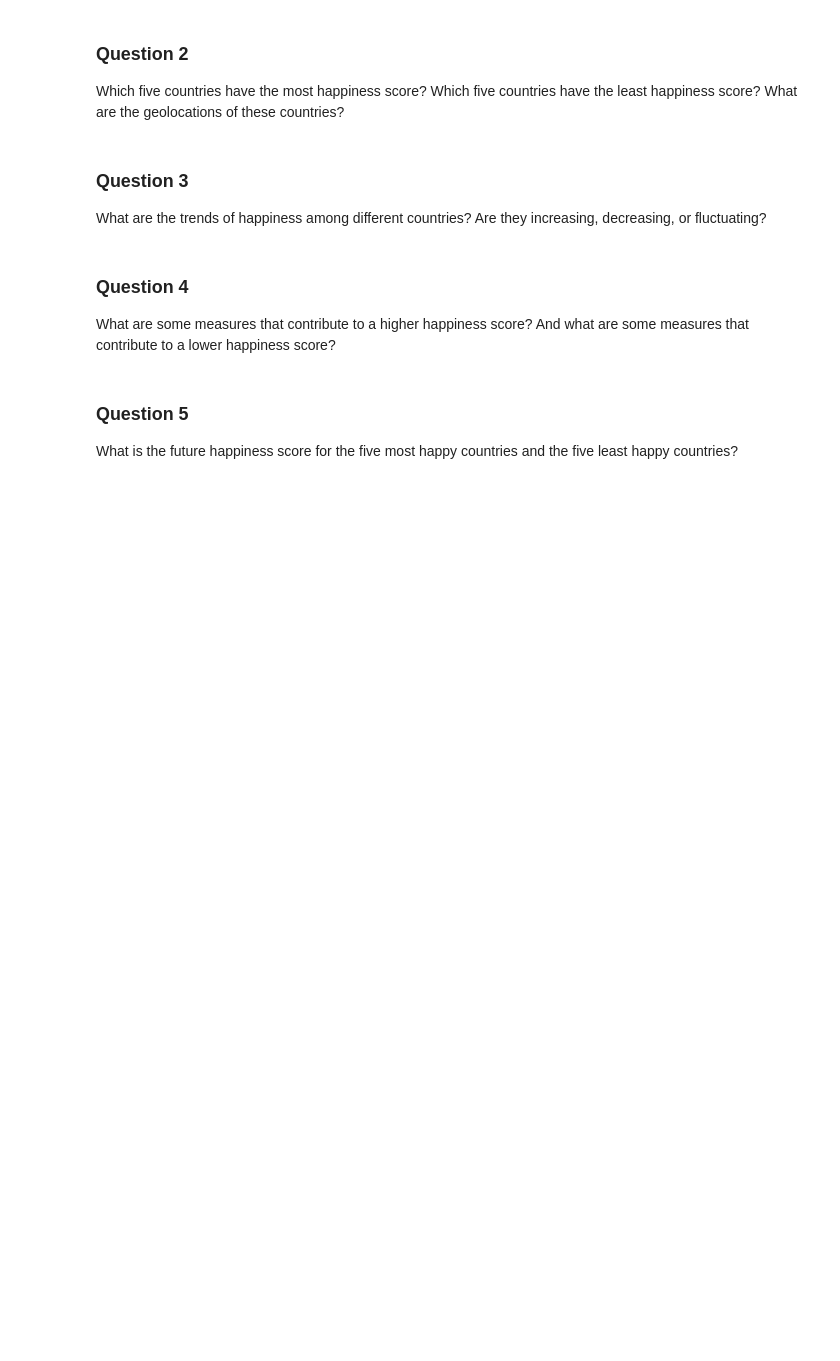
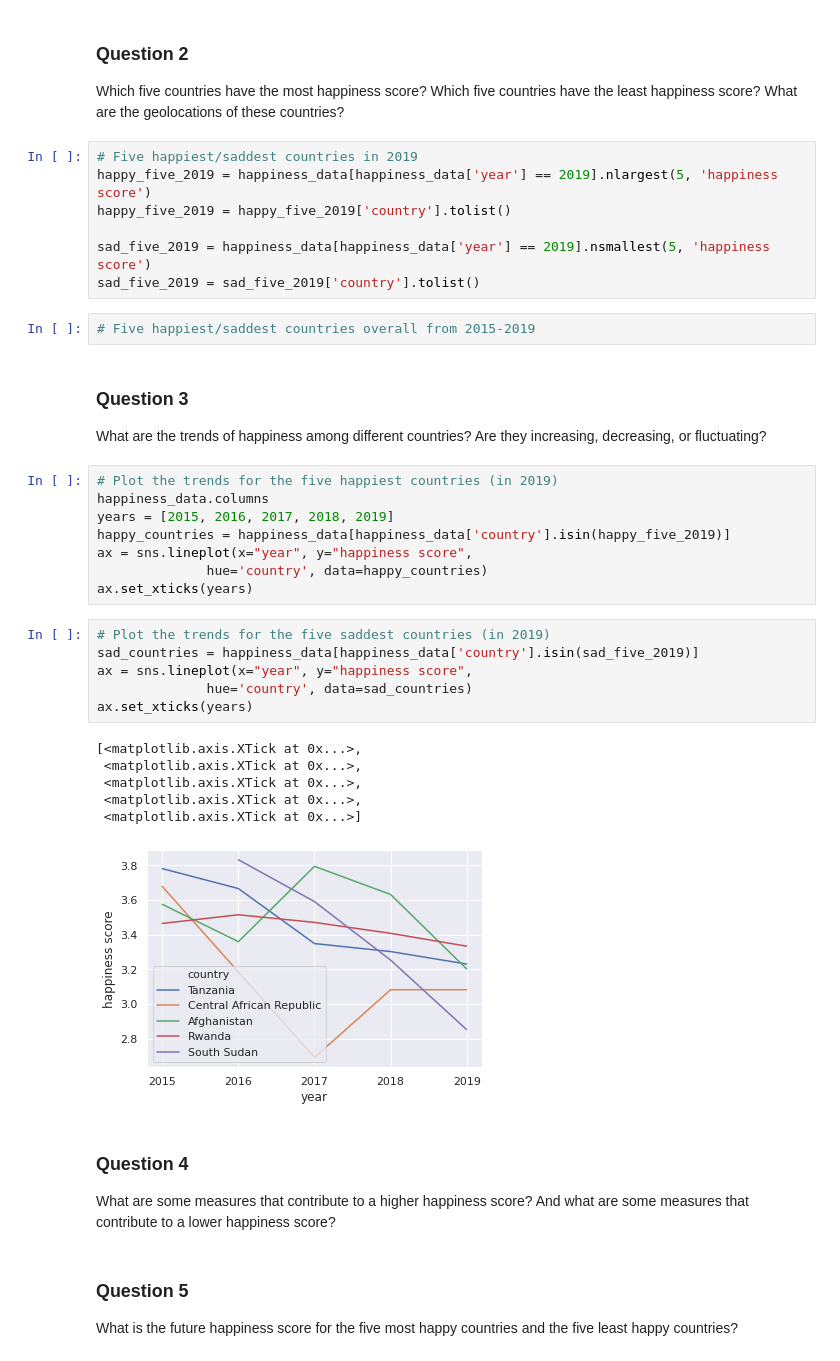
Before and after one commit to Benjaminnnnnn/CSE-163-FINAL-PROJECT, a Jupyter notebook: World_Happiness_Analysis.ipynb, the cells around one changed output. Drawn from its saved outputs; the diff is of its cells as text; blank space fills up the shorter version.

Commit message:
trends for 2019 happy/sad countries

```diff
--- a/World_Happiness_Analysis.ipynb
+++ b/World_Happiness_Analysis.ipynb
@@ -345,10 +346,40 @@ fig.show()
 ### Question 2
 
 Which five countries have the most happiness score? Which five countries have the least happiness score? What are the geolocations of these countries?
+# %%
+# Five happiest/saddest countries in 2019
+happy_five_2019 = happiness_data[happiness_data['year'] == 2019].nlargest(5, 'happiness score')
+happy_five_2019 = happy_five_2019['country'].tolist()
+
+sad_five_2019 = happiness_data[happiness_data['year'] == 2019].nsmallest(5, 'happiness score')
+sad_five_2019 = sad_five_2019['country'].tolist()
+# %%
+# Five happiest/saddest countries overall from 2015-2019
 # %% [markdown]
 ### Question 3
 
 What are the trends of happiness among different countries? Are they increasing, decreasing, or fluctuating?
+# %%
+# Plot the trends for the five happiest countries (in 2019)
+happiness_data.columns
+years = [2015, 2016, 2017, 2018, 2019]
+happy_countries = happiness_data[happiness_data['country'].isin(happy_five_2019)]
+ax = sns.lineplot(x="year", y="happiness score",
+              hue='country', data=happy_countries)
+ax.set_xticks(years)
+# %%
+# Plot the trends for the five saddest countries (in 2019)
+sad_countries = happiness_data[happiness_data['country'].isin(sad_five_2019)]
+ax = sns.lineplot(x="year", y="happiness score",
+              hue='country', data=sad_countries)
+ax.set_xticks(years)
+# %% [output]
+[<matplotlib.axis.XTick at 0x...>,
+ <matplotlib.axis.XTick at 0x...>,
+ <matplotlib.axis.XTick at 0x...>,
+ <matplotlib.axis.XTick at 0x...>,
+ <matplotlib.axis.XTick at 0x...>]
+[figure, added]
 # %% [markdown]
 ### Question 4
 
```
Also changed, not shown: parts of 4 cells of this notebook.
